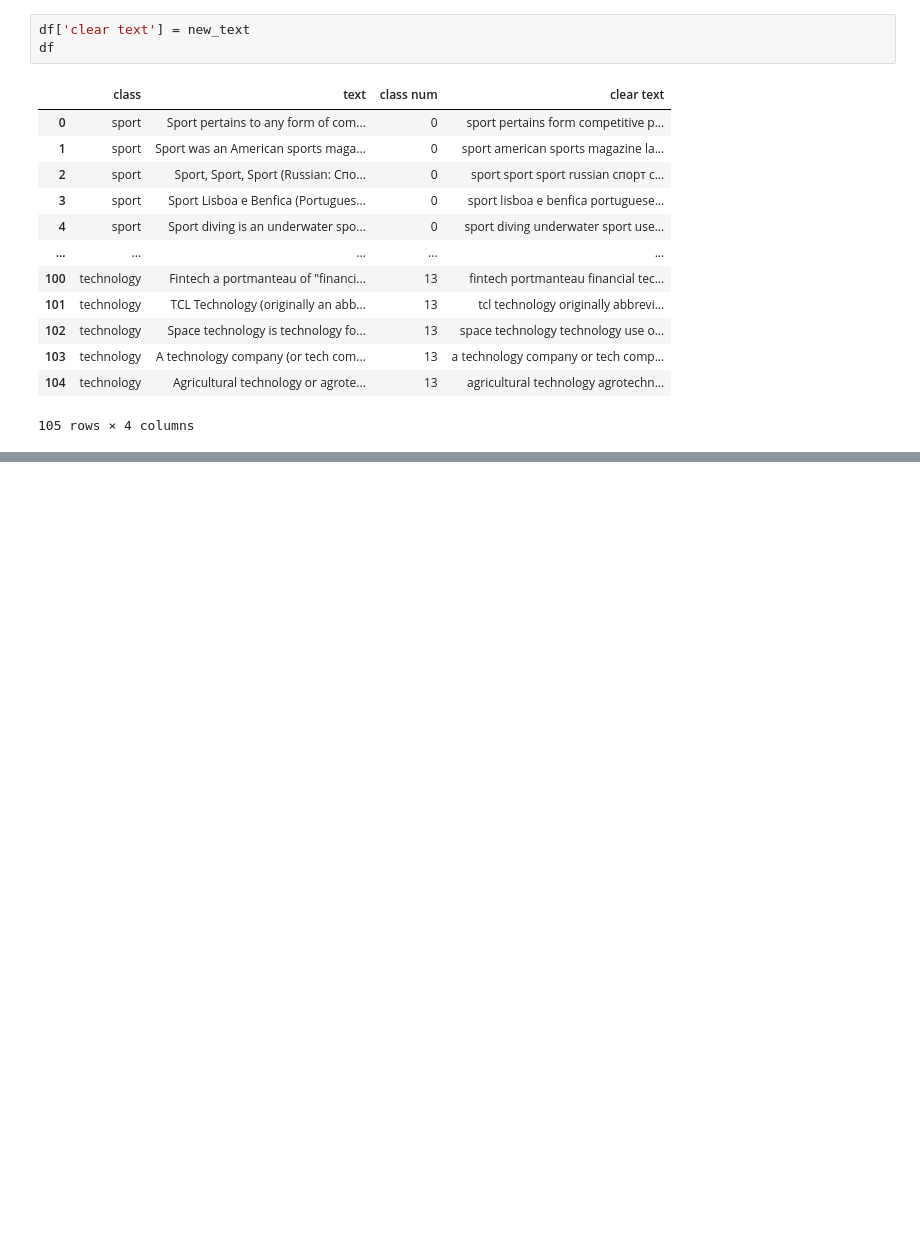
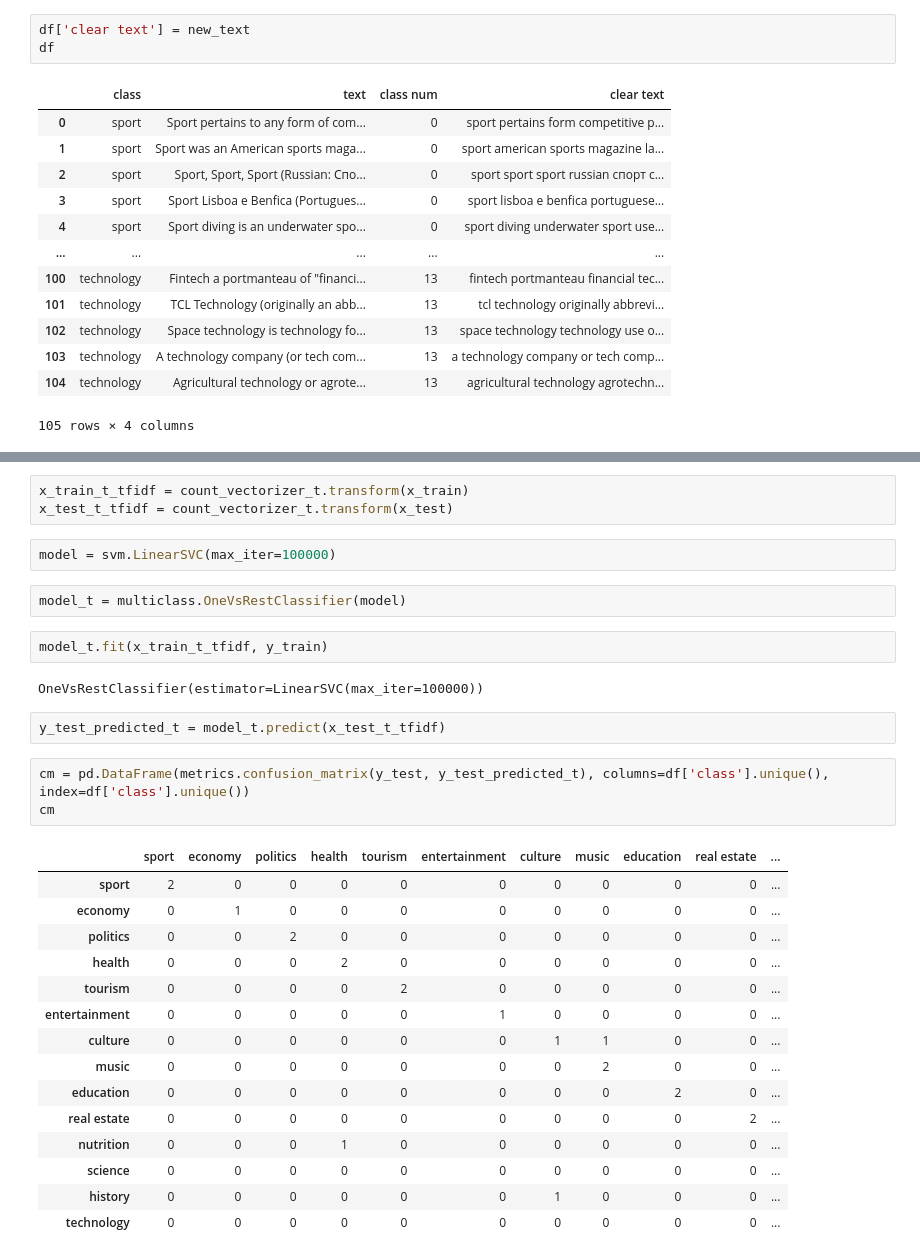
Before and after one commit to MarkoMikavica/Paragraph-Topic-Classification, a Jupyter notebook: Paragraph topic classification.ipynb, the cells around one changed output, grey strips where cells are left out. Cells and saved outputs as stored; diff of their text form; blank space fills up the shorter version.

```diff
--- a/Paragraph topic classification.ipynb
+++ b/Paragraph topic classification.ipynb
@@ -208,0 +310,32 @@ df
+# %%
+x_train_t_tfidf = count_vectorizer_t.transform(x_train)
+x_test_t_tfidf = count_vectorizer_t.transform(x_test)
+# %%
+model = svm.LinearSVC(max_iter=100000)
+# %%
+model_t = multiclass.OneVsRestClassifier(model)
+# %%
+model_t.fit(x_train_t_tfidf, y_train)
+# %% [output]
+OneVsRestClassifier(estimator=LinearSVC(max_iter=100000))
+# %%
+y_test_predicted_t = model_t.predict(x_test_t_tfidf)
+# %%
+cm = pd.DataFrame(metrics.confusion_matrix(y_test, y_test_predicted_t), columns=df['class'].unique(), index=df['class'].unique())
+cm
+# %% [output]
+|  | sport | economy | politics | health | tourism | entertainment | culture | music | education | real estate | ... |
+| sport | 2 | 0 | 0 | 0 | 0 | 0 | 0 | 0 | 0 | 0 | ... |
+| economy | 0 | 1 | 0 | 0 | 0 | 0 | 0 | 0 | 0 | 0 | ... |
+| politics | 0 | 0 | 2 | 0 | 0 | 0 | 0 | 0 | 0 | 0 | ... |
+| health | 0 | 0 | 0 | 2 | 0 | 0 | 0 | 0 | 0 | 0 | ... |
+| tourism | 0 | 0 | 0 | 0 | 2 | 0 | 0 | 0 | 0 | 0 | ... |
+| entertainment | 0 | 0 | 0 | 0 | 0 | 1 | 0 | 0 | 0 | 0 | ... |
+| culture | 0 | 0 | 0 | 0 | 0 | 0 | 1 | 1 | 0 | 0 | ... |
+| music | 0 | 0 | 0 | 0 | 0 | 0 | 0 | 2 | 0 | 0 | ... |
+| education | 0 | 0 | 0 | 0 | 0 | 0 | 0 | 0 | 2 | 0 | ... |
+| real estate | 0 | 0 | 0 | 0 | 0 | 0 | 0 | 0 | 0 | 2 | ... |
+| nutrition | 0 | 0 | 0 | 1 | 0 | 0 | 0 | 0 | 0 | 0 | ... |
+| science | 0 | 0 | 0 | 0 | 0 | 0 | 0 | 0 | 0 | 0 | ... |
+| history | 0 | 0 | 0 | 0 | 0 | 0 | 1 | 0 | 0 | 0 | ... |
+| technology | 0 | 0 | 0 | 0 | 0 | 0 | 0 | 0 | 0 | 0 | ... |
```
Also changed, not shown: parts of 19 cells of this notebook.
